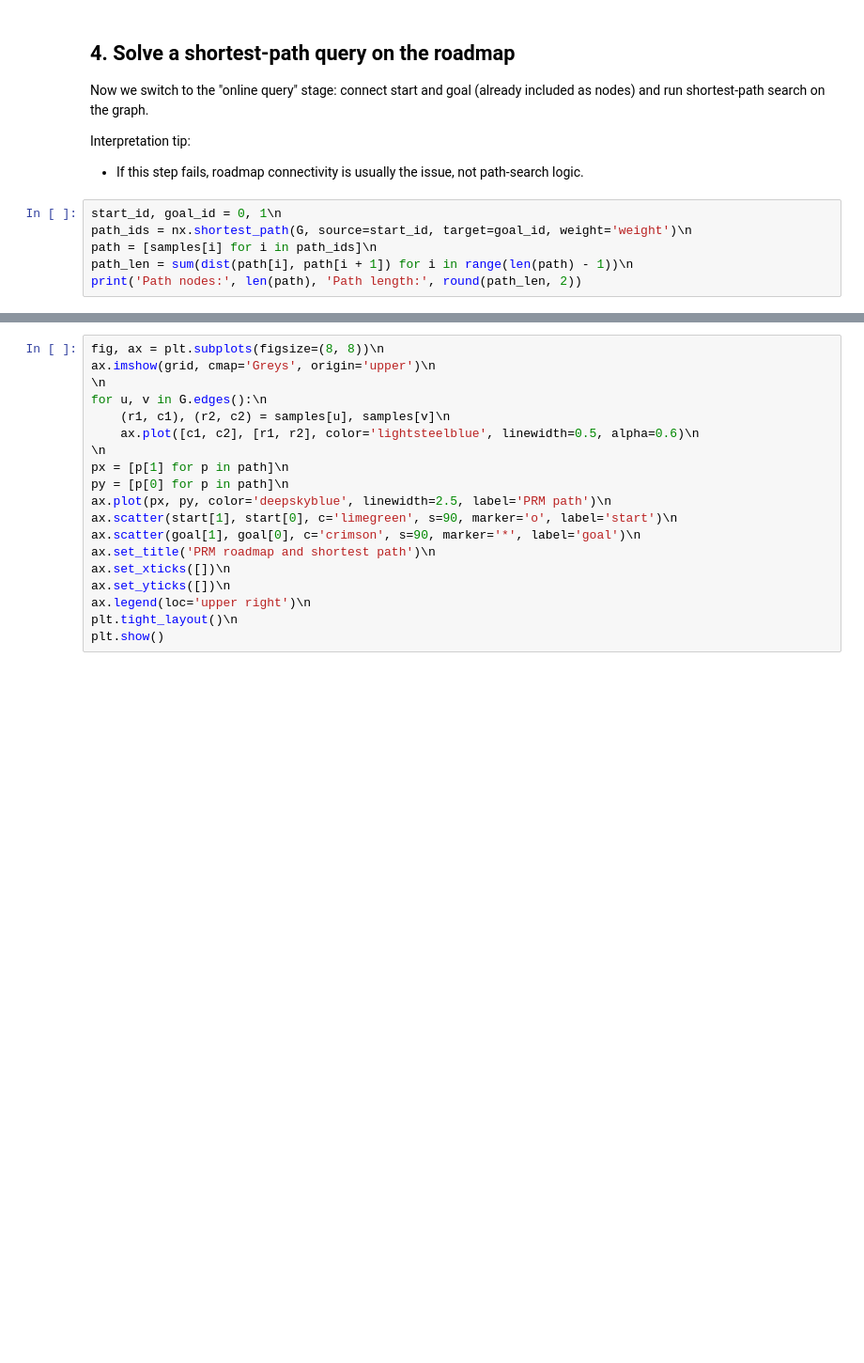
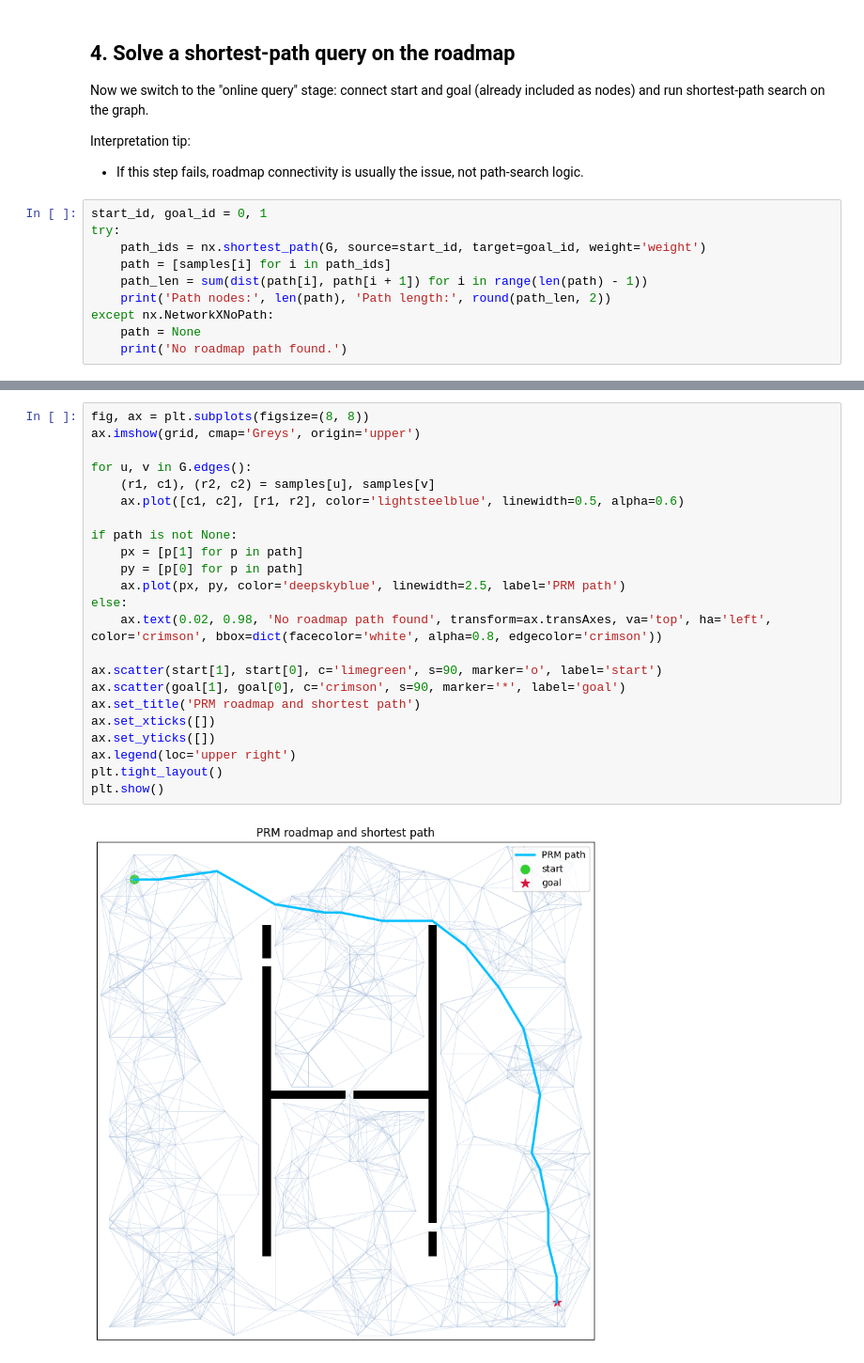
Before and after one commit to amirkhosrovosughi/robotic_review, a Jupyter notebook: notebooks/path-planning/graph_based/prm_demo.ipynb, the cells around one changed output, grey strips where cells are left out. Shown at 94% size. Cells and saved outputs as stored; diff of their text form; blank space fills up the shorter version.

Commit message:
[path-planning] - complete frist draft of path planning review note and demos

```diff
--- a/notebooks/path-planning/graph_based/prm_demo.ipynb
+++ b/notebooks/path-planning/graph_based/prm_demo.ipynb
@@ -112,8 +114,12 @@ Now we switch to the "online query" stage: connect start and goal (already inclu
 Interpretation tip:
 - If this step fails, roadmap connectivity is usually the issue, not path-search logic.
 # %%
-start_id, goal_id = 0, 1\n
-path_ids = nx.shortest_path(G, source=start_id, target=goal_id, weight='weight')\n
-path = [samples[i] for i in path_ids]\n
-path_len = sum(dist(path[i], path[i + 1]) for i in range(len(path) - 1))\n
-print('Path nodes:', len(path), 'Path length:', round(path_len, 2))
+start_id, goal_id = 0, 1
+try:
+    path_ids = nx.shortest_path(G, source=start_id, target=goal_id, weight='weight')
+    path = [samples[i] for i in path_ids]
+    path_len = sum(dist(path[i], path[i + 1]) for i in range(len(path) - 1))
+    print('Path nodes:', len(path), 'Path length:', round(path_len, 2))
+except nx.NetworkXNoPath:
+    path = None
+    print('No roadmap path found.')
@@ -120,19 +128,25 @@ print('Path nodes:', len(path), 'Path length:', round(path_len, 2))
 # %%
-fig, ax = plt.subplots(figsize=(8, 8))\n
-ax.imshow(grid, cmap='Greys', origin='upper')\n
-\n
-for u, v in G.edges():\n
-    (r1, c1), (r2, c2) = samples[u], samples[v]\n
-    ax.plot([c1, c2], [r1, r2], color='lightsteelblue', linewidth=0.5, alpha=0.6)\n
-\n
-px = [p[1] for p in path]\n
-py = [p[0] for p in path]\n
-ax.plot(px, py, color='deepskyblue', linewidth=2.5, label='PRM path')\n
-ax.scatter(start[1], start[0], c='limegreen', s=90, marker='o', label='start')\n
-ax.scatter(goal[1], goal[0], c='crimson', s=90, marker='*', label='goal')\n
-ax.set_title('PRM roadmap and shortest path')\n
-ax.set_xticks([])\n
-ax.set_yticks([])\n
-ax.legend(loc='upper right')\n
-plt.tight_layout()\n
+fig, ax = plt.subplots(figsize=(8, 8))
+ax.imshow(grid, cmap='Greys', origin='upper')
+
+for u, v in G.edges():
+    (r1, c1), (r2, c2) = samples[u], samples[v]
+    ax.plot([c1, c2], [r1, r2], color='lightsteelblue', linewidth=0.5, alpha=0.6)
+
+if path is not None:
+    px = [p[1] for p in path]
+    py = [p[0] for p in path]
+    ax.plot(px, py, color='deepskyblue', linewidth=2.5, label='PRM path')
+else:
+    ax.text(0.02, 0.98, 'No roadmap path found', transform=ax.transAxes, va='top', ha='left', color='crimson', bbox=dict(facecolor='white', alpha=0.8, edgecolor='crimson'))
+
+ax.scatter(start[1], start[0], c='limegreen', s=90, marker='o', label='start')
+ax.scatter(goal[1], goal[0], c='crimson', s=90, marker='*', label='goal')
+ax.set_title('PRM roadmap and shortest path')
+ax.set_xticks([])
+ax.set_yticks([])
+ax.legend(loc='upper right')
+plt.tight_layout()
 plt.show()
+# %% [output]
+[figure, added]
```
Also changed, not shown: parts of 5 cells of this notebook, 44 other files.
